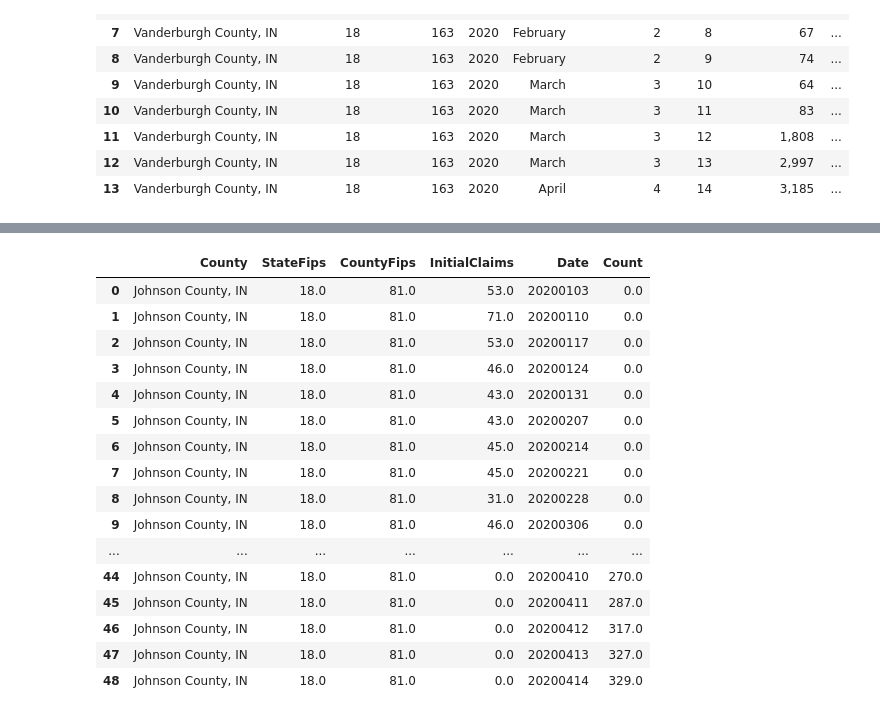
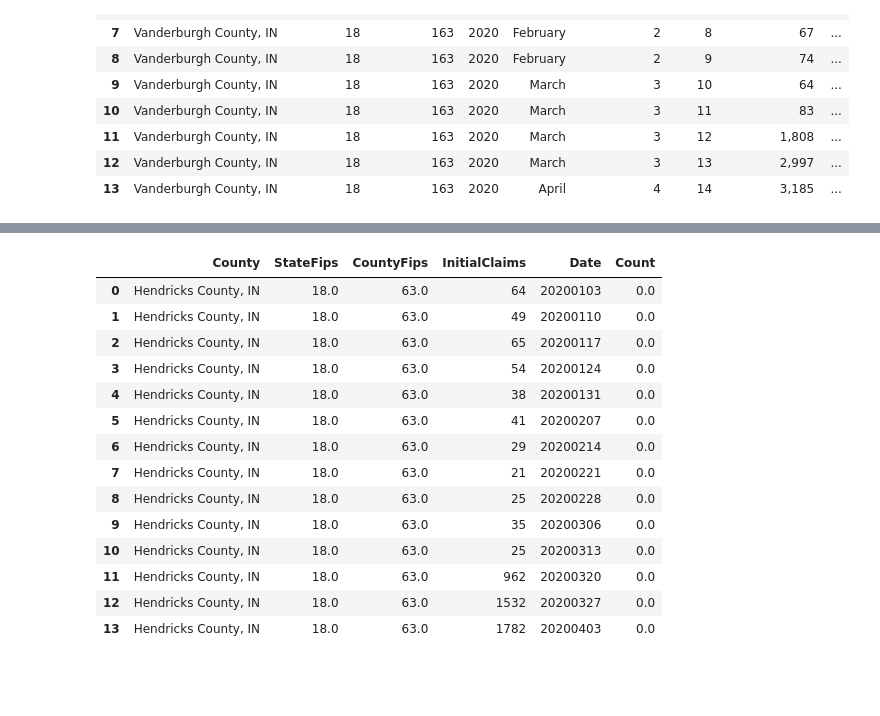
Before and after one commit to sumic59/Covid_IN_County_Jobless-Claims, a Jupyter notebook: Decatur_Johnson_Vanderburgh_Unemployment_Claims.ipynb, the cells around one changed output, grey strips where cells are left out. Cells and saved outputs as stored; diff of their text form; code cells hidden in the pictures; blank space fills up the shorter version.

Commit message:
NJ - Got some latest COVID numbers

```diff
--- a/Decatur_Johnson_Vanderburgh_Unemployment_Claims.ipynb
+++ b/Decatur_Johnson_Vanderburgh_Unemployment_Claims.ipynb
@@ -83,3 +117,10 @@ Vanderburgh_Covid = pd.read_pickle('vanderburgh_covid.pkl')
 Boone_Covid = pd.read_pickle('Boone_covid.pkl')
 Lake_Covid = pd.read_pickle('Lake_covid.pkl')
 Warrick_Covid = pd.read_pickle('Warrick_covid.pkl')
+
+Allen_Covid = pd.read_pickle('Allen_covid.pkl')
+Hamilton_Covid = pd.read_pickle('Hamilton_covid.pkl')
+Hendricks_Covid = pd.read_pickle('Hendricks_covid.pkl')
+Marion_Covid = pd.read_pickle('Marion_covid.pkl')
+Monroe_Covid = pd.read_pickle('Monroe_covid.pkl')
+StJoseph_Covid = pd.read_pickle('StJoseph_covid.pkl')
@@ -138,28 +213,56 @@ Warrick_Covid_Weekly_Claims['County'] = 'Warrick County, IN'
 Warrick_Covid_Weekly_Claims['StateFips'] = '18.0'
 Warrick_Covid_Weekly_Claims['CountyFips'] = '173.0'
 Warrick_Covid_Weekly_Claims.fillna(0, inplace=True)
+# %%
+Allen_Covid_Weekly_Claims['County'] = 'Allen County, IN'
+Allen_Covid_Weekly_Claims['StateFips'] = '18.0'
+Allen_Covid_Weekly_Claims['CountyFips'] = '3.0'
+Allen_Covid_Weekly_Claims.fillna(0, inplace=True)
+
+Hamilton_Covid_Weekly_Claims['County'] = 'Hamilton County, IN'
+Hamilton_Covid_Weekly_Claims['StateFips'] = '18.0'
+Hamilton_Covid_Weekly_Claims['CountyFips'] = '57.0'
+Hamilton_Covid_Weekly_Claims.fillna(0, inplace=True)
+
+Hendricks_Covid_Weekly_Claims['County'] = 'Hendricks County, IN'
+Hendricks_Covid_Weekly_Claims['StateFips'] = '18.0'
+Hendricks_Covid_Weekly_Claims['CountyFips'] = '63.0'
+Hendricks_Covid_Weekly_Claims.fillna(0, inplace=True)
+
+Marion_Covid_Weekly_Claims['County'] = 'Marion County, IN'
+Marion_Covid_Weekly_Claims['StateFips'] = '18.0'
+Marion_Covid_Weekly_Claims['CountyFips'] = '97.0'
+Marion_Covid_Weekly_Claims.fillna(0, inplace=True)
+
+Monroe_Covid_Weekly_Claims['County'] = 'Monroe County, IN'
+Monroe_Covid_Weekly_Claims['StateFips'] = '18.0'
+Monroe_Covid_Weekly_Claims['CountyFips'] = '105.0'
+Monroe_Covid_Weekly_Claims.fillna(0, inplace=True)
+
+StJoseph_Covid_Weekly_Claims['County'] = 'St. Joseph County, IN'
+StJoseph_Covid_Weekly_Claims['StateFips'] = '18.0'
+StJoseph_Covid_Weekly_Claims['CountyFips'] = '141.0'
+StJoseph_Covid_Weekly_Claims.fillna(0, inplace=True)
 # %%
 Vanderburgh_Covid_Weekly_Claims.dtypes
 # %%
-Johnson_Covid_Weekly_Claims.head(50)
+Hendricks_Covid_Weekly_Claims.head(50)
 # %% [output]
 |  | County | StateFips | CountyFips | InitialClaims | Date | Count |
-| 0 | Johnson County, IN | 18.0 | 81.0 | 53.0 | 20200103 | 0.0 |
-| 1 | Johnson County, IN | 18.0 | 81.0 | 71.0 | 20200110 | 0.0 |
-| 2 | Johnson County, IN | 18.0 | 81.0 | 53.0 | 20200117 | 0.0 |
-| 3 | Johnson County, IN | 18.0 | 81.0 | 46.0 | 20200124 | 0.0 |
-| 4 | Johnson County, IN | 18.0 | 81.0 | 43.0 | 20200131 | 0.0 |
-| 5 | Johnson County, IN | 18.0 | 81.0 | 43.0 | 20200207 | 0.0 |
-| 6 | Johnson County, IN | 18.0 | 81.0 | 45.0 | 20200214 | 0.0 |
-| 7 | Johnson County, IN | 18.0 | 81.0 | 45.0 | 20200221 | 0.0 |
-| 8 | Johnson County, IN | 18.0 | 81.0 | 31.0 | 20200228 | 0.0 |
-| 9 | Johnson County, IN | 18.0 | 81.0 | 46.0 | 20200306 | 0.0 |
-| ... | ... | ... | ... | ... | ... | ... |
-| 44 | Johnson County, IN | 18.0 | 81.0 | 0.0 | 20200410 | 270.0 |
-| 45 | Johnson County, IN | 18.0 | 81.0 | 0.0 | 20200411 | 287.0 |
-| 46 | Johnson County, IN | 18.0 | 81.0 | 0.0 | 20200412 | 317.0 |
-| 47 | Johnson County, IN | 18.0 | 81.0 | 0.0 | 20200413 | 327.0 |
-| 48 | Johnson County, IN | 18.0 | 81.0 | 0.0 | 20200414 | 329.0 |
+| 0 | Hendricks County, IN | 18.0 | 63.0 | 64 | 20200103 | 0.0 |
+| 1 | Hendricks County, IN | 18.0 | 63.0 | 49 | 20200110 | 0.0 |
+| 2 | Hendricks County, IN | 18.0 | 63.0 | 65 | 20200117 | 0.0 |
+| 3 | Hendricks County, IN | 18.0 | 63.0 | 54 | 20200124 | 0.0 |
+| 4 | Hendricks County, IN | 18.0 | 63.0 | 38 | 20200131 | 0.0 |
+| 5 | Hendricks County, IN | 18.0 | 63.0 | 41 | 20200207 | 0.0 |
+| 6 | Hendricks County, IN | 18.0 | 63.0 | 29 | 20200214 | 0.0 |
+| 7 | Hendricks County, IN | 18.0 | 63.0 | 21 | 20200221 | 0.0 |
+| 8 | Hendricks County, IN | 18.0 | 63.0 | 25 | 20200228 | 0.0 |
+| 9 | Hendricks County, IN | 18.0 | 63.0 | 35 | 20200306 | 0.0 |
+| 10 | Hendricks County, IN | 18.0 | 63.0 | 25 | 20200313 | 0.0 |
+| 11 | Hendricks County, IN | 18.0 | 63.0 | 962 | 20200320 | 0.0 |
+| 12 | Hendricks County, IN | 18.0 | 63.0 | 1532 | 20200327 | 0.0 |
+| 13 | Hendricks County, IN | 18.0 | 63.0 | 1782 | 20200403 | 0.0 |
 # %%
 Vanderburgh_Covid_Weekly_Claims.to_json('static/data/vanderburgh_covid_weekly_claims.json')
 # %%
```
Also changed, not shown: parts of 8 cells of this notebook, 37 other files.
